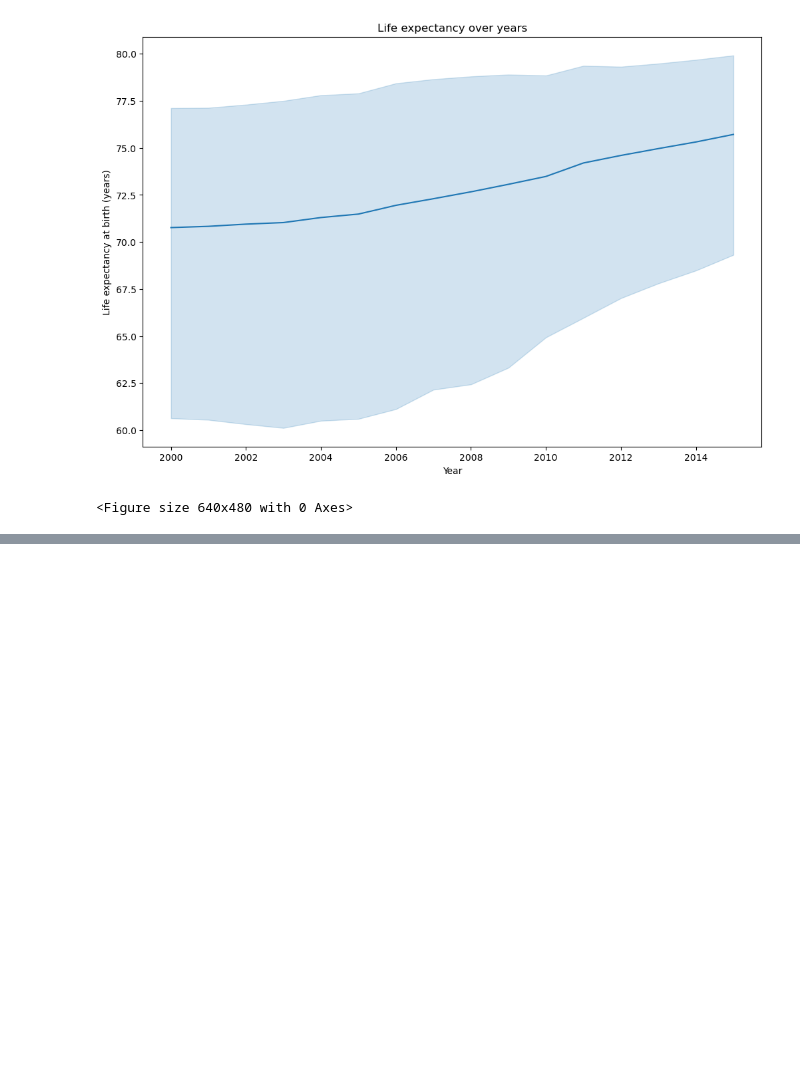
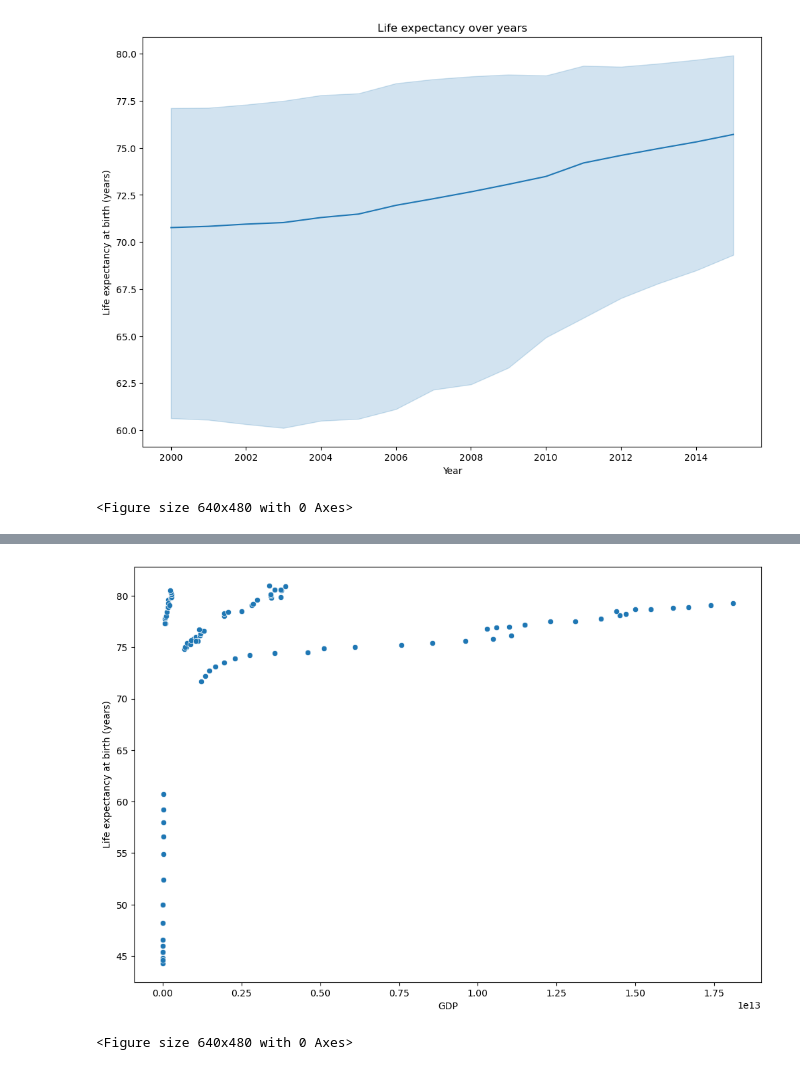
Before and after one commit to 2003salar/life_expectancy_gdp, a Jupyter notebook: life_expectancy_gdp.ipynb, the cells around one changed output, grey strips where cells are left out. Cells and saved outputs as stored; diff of their text form; code cells hidden in the pictures; blank space fills up the shorter version.

```diff
--- a/life_expectancy_gdp.ipynb
+++ b/life_expectancy_gdp.ipynb
@@ -46,0 +49,8 @@ plt.show()
+# %%
+plt.figure(figsize=(12, 8))
+sns.scatterplot(data=df, x="GDP", y="Life expectancy at birth (years)")
+plt.show()
+plt.clf()
+# %% [output]
+[figure, added]
+<Figure size 640x480 with 0 Axes>
```
Also changed, not shown: parts of 1 cell of this notebook.
